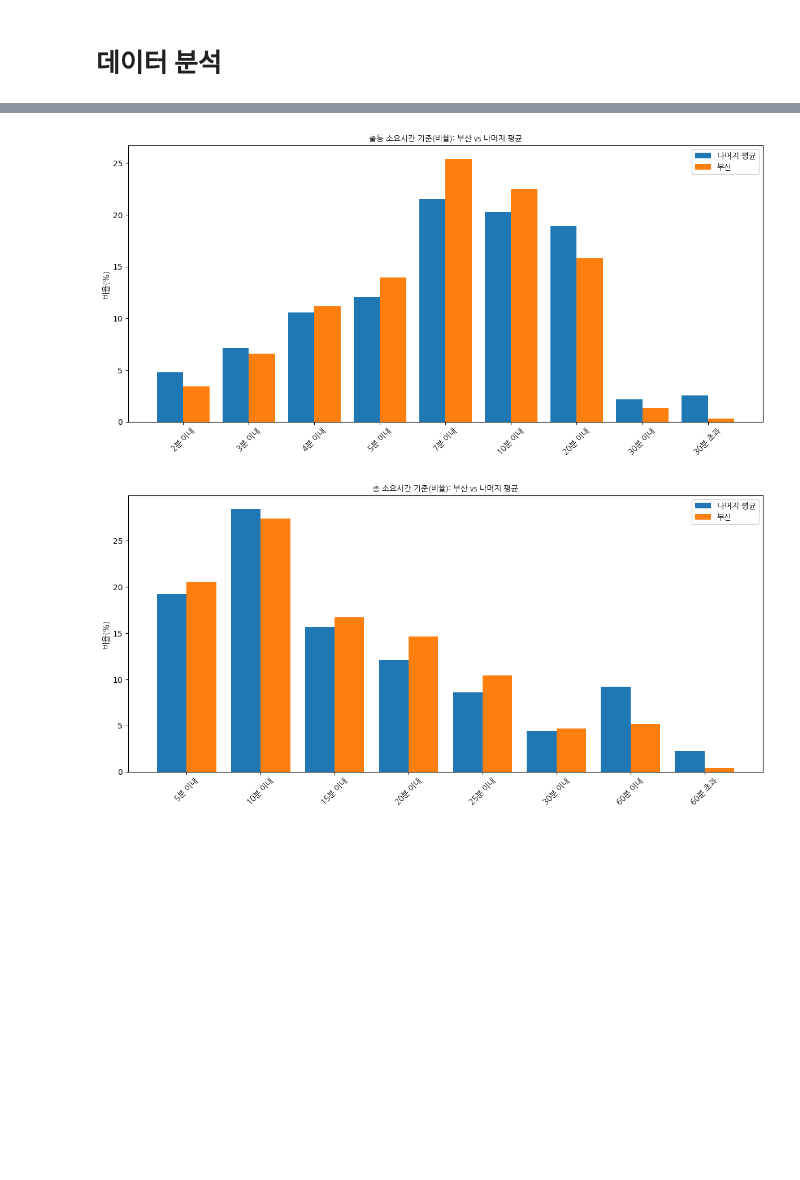
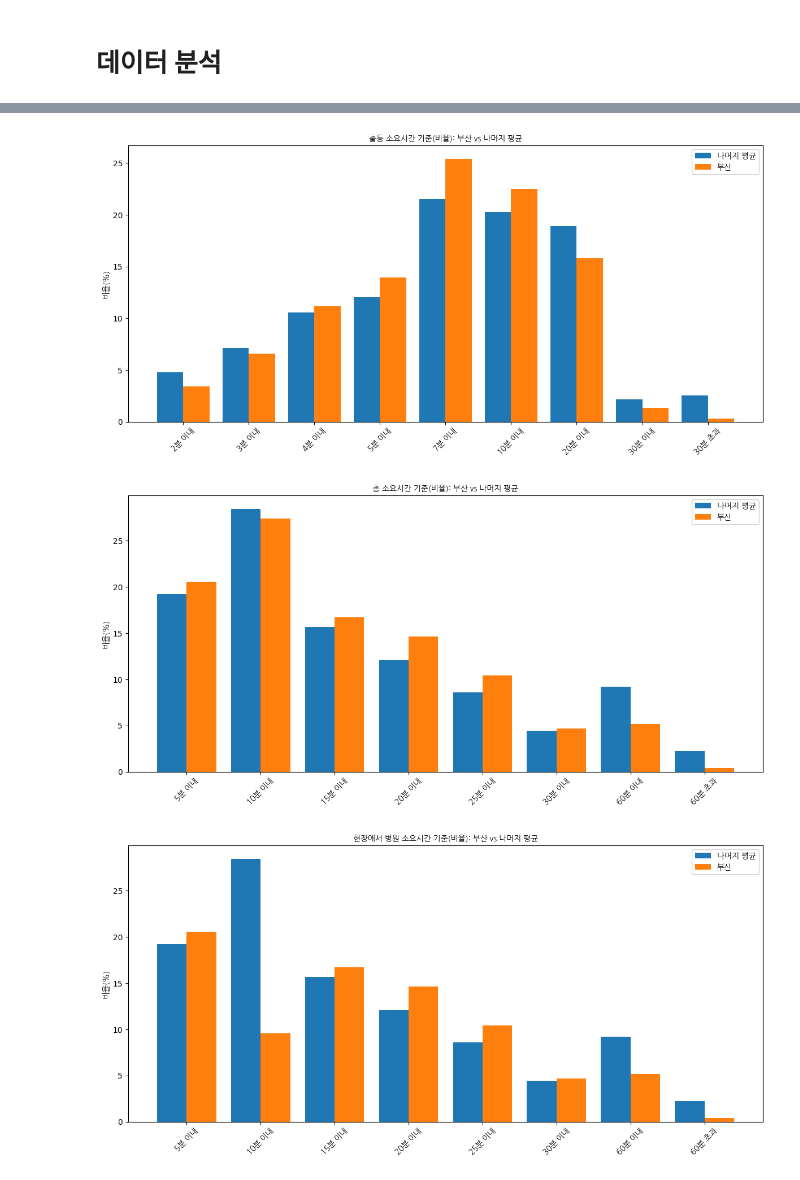
Before and after one commit to MovingJu/DIVE, a Jupyter notebook: data_analysis.ipynb, the cells around one changed output, grey strips where cells are left out. Drawn from its saved outputs; the diff is of its cells as text; code cells hidden in the pictures; blank space fills up the shorter version.

```diff
--- a/data_analysis.ipynb
+++ b/data_analysis.ipynb
@@ -44,6 +44,29 @@ total_time = {
     "60분 이내": [152466, 9, 9991, 5826, 2544, 4034, 919, 1900, 1278, 984, 27819, 13349, 9130, 14074, 11665, 10641, 15566, 12473, 1396, 8868],
     "60분 초과": [22356, 12, 1199, 461, 201, 416, 59, 293, 93, 94, 2696, 3633, 1090, 3069, 1701, 2375, 2193, 2158, 195, 418],
 }
+# %%
+come_back_time = {
+    "시도": ["합계", "중앙", "서울", "부산", "대구", "인천", "광주", "대전", "울산", "세종",
+           "경기", "강원", "충북", "충남", "전북", "전남", "경북", "경남", "창원", "제주"],
+    "이송 인원": [2017007, 67, 348025, 112422, 90556, 119168, 50111, 55666, 35149, 12548,
+              481448, 83188, 72061, 103783, 86219, 91052, 111342, 91262, 31577, 41363],
+    "5분 이내": [382804, 4, 62787, 23150, 22076, 27894, 17521, 11191, 11355, 1802,
+              87156, 13752, 12413, 10686, 11514, 16249, 18762, 19790, 6971, 7731],
+    "10분 이내": [607515, 18, 136798, 10771, 30372, 43999, 15729, 19441, 10628, 3666,
+               145426, 21041, 17364, 23319, 22877, 21727, 24470, 21203, 9449, 9217],
+    "15분 이내": [332082, 15, 64632, 18793, 15694, 19816, 6652, 10434, 4664, 2053,
+               88469, 11428, 10378, 16472, 13028, 12920, 15964, 10918, 5215, 4807],
+    "20분 이내": [260475, 4, 42888, 16442, 10651, 12090, 5151, 7126, 3825, 1764,
+               68818, 8592, 9589, 16238, 11448, 11966, 14970, 10249, 4470, 4194],
+    "25분 이내": [175560, 3, 22198, 11729, 6516, 7533, 3040, 3833, 2262, 1370,
+               42777, 6689, 7829, 13203, 9129, 9720, 12276, 9173, 2887, 3393],
+    "30분 이내": [83709, 2, 7532, 5250, 2502, 3386, 1040, 1442, 1044, 813,
+               18287, 4704, 4261, 6697, 4857, 5454, 7411, 5298, 994, 2735],
+    "60분 이내": [152466, 9, 9991, 5826, 2544, 4034, 919, 1900, 1278, 984,
+               27819, 13349, 9130, 14074, 11665, 10641, 15566, 12473, 1396, 8868],
+    "60분 초과": [22356, 12, 1199, 461, 201, 416, 59, 293, 93, 94,
+               2696, 3633, 1090, 3069, 1701, 2375, 2193, 2158, 195, 418],
+}
 # %%
 import pandas as pd
 import matplotlib.pyplot as plt
@@ -57,11 +80,13 @@ fontprop = fm.FontProperties(fname=font_path)
 df_distance = pd.DataFrame(distance)
 df_action = pd.DataFrame(action_time)
 df_total = pd.DataFrame(total_time)
+df_comeback = pd.DataFrame(come_back_time)
 
 # 합계 제거
 df_distance = df_distance[df_distance["시도"] != "합계"]
 df_action = df_action[df_action["시도"] != "합계"]
 df_total = df_total[df_total["시도"] != "합계"]
+df_comeback = df_comeback[df_comeback["시도"] != "합계"]
 
 target = "부산"
 
@@ -75,30 +100,33 @@ def compare_plot(df, title, exclude_cols=["시도","이송 인원"]):
 
     # 부산
     busan = ratio_df[ratio_df["시도"] == target][cols].iloc[0]
     # 나머지 평균
     others = ratio_df[ratio_df["시도"] != target][cols].mean()
 
     # 막대그래프
     x = range(len(cols))
     plt.figure(figsize=(12,6))
     plt.bar(x, others, width=0.4, label="나머지 평균")
     plt.bar([i+0.4 for i in x], busan, width=0.4, label="부산")
     plt.xticks([i+0.2 for i in x], cols, rotation=45, fontproperties=fontprop)
     plt.title(title, fontproperties=fontprop)
     plt.ylabel("비율(%)", fontproperties=fontprop)
     plt.legend(prop=fontprop)
     plt.tight_layout()
     plt.show()
 
 # 거리 기준
 compare_plot(df_distance, "거리 기준(비율): 부산 vs 나머지 평균")
 
 # 출동 소요시간 기준
 compare_plot(df_action, "출동 소요시간 기준(비율): 부산 vs 나머지 평균")
 
 # 총 소요시간 기준
 compare_plot(df_total, "총 소요시간 기준(비율): 부산 vs 나머지 평균")
+
+compare_plot(df_comeback, "현장에서 병원 소요시간 기준(비율): 부산 vs 나머지 평균")
 # %% [output]
 [figure]
 [figure]
 [figure]
+[figure, added]
```
Also changed, not shown: parts of 1 cell of this notebook, 1 other file.
